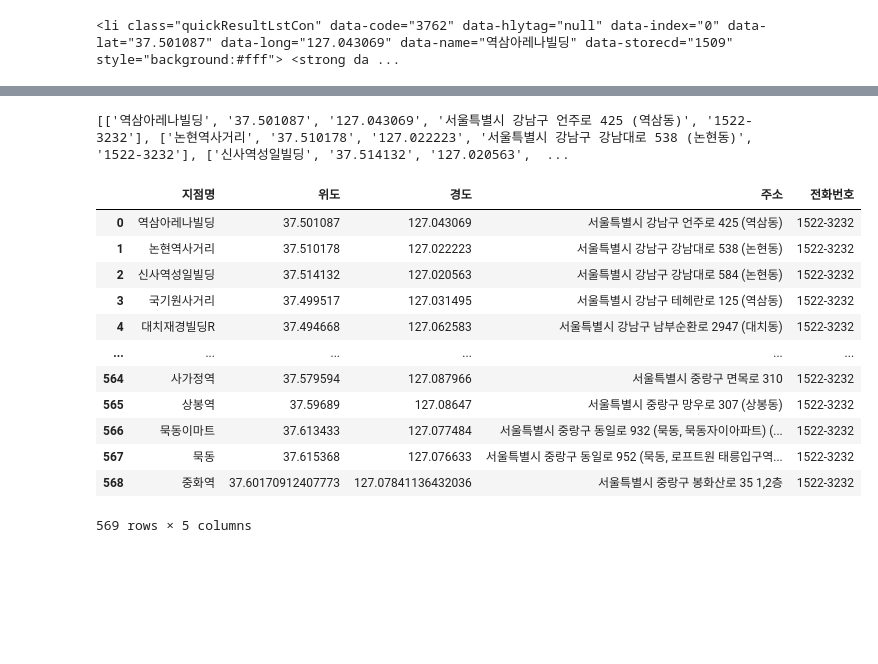
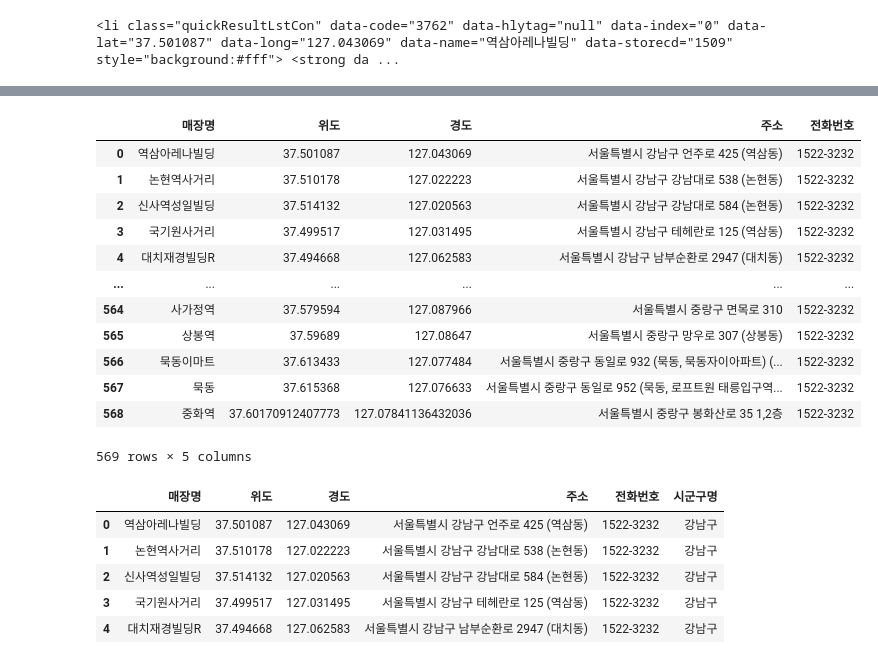
Before and after one commit to lje1343/Python_Study, a Jupyter notebook: Starbucks.ipynb, the cells around one changed output, grey strips where cells are left out. Drawn from its saved outputs; the diff is of its cells as text; code cells hidden in the pictures; blank space fills up the shorter version.

```diff
--- a/Starbucks.ipynb
+++ b/Starbucks.ipynb
@@ -50,36 +51,11 @@ print(tel)
 # %%
 starbucks = []
-rank = 1
-starbucks_list = soup.select('ul.quickSearchResultBoxSidoGugun > li.quickResultLstCon')
-
 for star in starbucks_list:
     name = star.select('strong')[0].text.strip()
-    lat = star['data-lat'].strip()
-    lng = star['data-long'].strip()
-    addr = str(star.select('p')[0]).split('<br/>')[0].split('>')[1]
-    tel = str(star.select('p')[0]).split('<br/>')[1].split('<')[0]
-    starbucks.append([name, lat,lng,addr,tel])
-    rank+=1
+    lat =  star['data-lat'].strip()             # 위도
+    lng =  star['data-long'].strip()          # 경도
 
-print(starbucks)
+    addr =  str(star.select('p')[0]).split('<br/>')[0].split('>')[1]    # 주소
+    tel = str(star.select('p')[0]).split('<br/>')[1].split('<')[0]        # 전화번호
+
+    starbucks.append([name, lat, lng, addr, tel])
-# %% [output]
-[['역삼아레나빌딩', '37.501087', '127.043069', '서울특별시 강남구 언주로 425 (역삼동)', '1522-3232'], ['논현역사거리', '37.510178', '127.022223', '서울특별시 강남구 강남대로 538 (논현동)', '1522-3232'], ['신사역성일빌딩', '37.514132', '127.020563',  ...
-# %%
-import pandas as pd
-
-df = pd.DataFrame(starbucks, columns = ['지점명','위도','경도','주소','전화번호'])
-df
-# %% [output]
-|  | 지점명 | 위도 | 경도 | 주소 | 전화번호 |
-| 0 | 역삼아레나빌딩 | 37.501087 | 127.043069 | 서울특별시 강남구 언주로 425 (역삼동) | 1522-3232 |
-| 1 | 논현역사거리 | 37.510178 | 127.022223 | 서울특별시 강남구 강남대로 538 (논현동) | 1522-3232 |
-| 2 | 신사역성일빌딩 | 37.514132 | 127.020563 | 서울특별시 강남구 강남대로 584 (논현동) | 1522-3232 |
-| 3 | 국기원사거리 | 37.499517 | 127.031495 | 서울특별시 강남구 테헤란로 125 (역삼동) | 1522-3232 |
-| 4 | 대치재경빌딩R | 37.494668 | 127.062583 | 서울특별시 강남구 남부순환로 2947 (대치동) | 1522-3232 |
-| ... | ... | ... | ... | ... | ... |
-| 564 | 사가정역 | 37.579594 | 127.087966 | 서울특별시 중랑구 면목로 310 | 1522-3232 |
-| 565 | 상봉역 | 37.59689 | 127.08647 | 서울특별시 중랑구 망우로 307 (상봉동) | 1522-3232 |
-| 566 | 묵동이마트 | 37.613433 | 127.077484 | 서울특별시 중랑구 동일로 932 (묵동, 묵동자이아파트) (... | 1522-3232 |
-| 567 | 묵동 | 37.615368 | 127.076633 | 서울특별시 중랑구 동일로 952 (묵동, 로프트원 태릉입구역... | 1522-3232 |
-| 568 | 중화역 | 37.60170912407773 | 127.07841136432036 | 서울특별시 중랑구 봉화산로 35 1,2층 | 1522-3232 |
-569 rows × 5 columns
@@ -87,0 +62,41 @@ df.to_excel('starbucks.xlsx', index=False)
+# %%
+# 데이터 프레임 생성
+columns = ['매장명','위도','경도','주소','전화번호']
+seoul_starbucks = pd.DataFrame(starbucks, columns = columns)
+
+seoul_starbucks.to_excel('seoul_starbucks.xlsx', index=False)
+# %%
+seoul_starbucks
+# %% [output]
+|  | 매장명 | 위도 | 경도 | 주소 | 전화번호 |
+| 0 | 역삼아레나빌딩 | 37.501087 | 127.043069 | 서울특별시 강남구 언주로 425 (역삼동) | 1522-3232 |
+| 1 | 논현역사거리 | 37.510178 | 127.022223 | 서울특별시 강남구 강남대로 538 (논현동) | 1522-3232 |
+| 2 | 신사역성일빌딩 | 37.514132 | 127.020563 | 서울특별시 강남구 강남대로 584 (논현동) | 1522-3232 |
+| 3 | 국기원사거리 | 37.499517 | 127.031495 | 서울특별시 강남구 테헤란로 125 (역삼동) | 1522-3232 |
+| 4 | 대치재경빌딩R | 37.494668 | 127.062583 | 서울특별시 강남구 남부순환로 2947 (대치동) | 1522-3232 |
+| ... | ... | ... | ... | ... | ... |
+| 564 | 사가정역 | 37.579594 | 127.087966 | 서울특별시 중랑구 면목로 310 | 1522-3232 |
+| 565 | 상봉역 | 37.59689 | 127.08647 | 서울특별시 중랑구 망우로 307 (상봉동) | 1522-3232 |
+| 566 | 묵동이마트 | 37.613433 | 127.077484 | 서울특별시 중랑구 동일로 932 (묵동, 묵동자이아파트) (... | 1522-3232 |
+| 567 | 묵동 | 37.615368 | 127.076633 | 서울특별시 중랑구 동일로 952 (묵동, 로프트원 태릉입구역... | 1522-3232 |
+| 568 | 중화역 | 37.60170912407773 | 127.07841136432036 | 서울특별시 중랑구 봉화산로 35 1,2층 | 1522-3232 |
+569 rows × 5 columns
+# %%
+# seoul_starbucks 데이터 프레임에 '시군구' 이름의 열을 만들어서
+# 주소에서 구만 추출하여 삽입하시오.
+sgg_names = []
+
+for addr in seoul_starbucks['주소']:
+    sgg = addr.split()[1]
+    sgg_names.append(sgg)
+
+seoul_starbucks['시군구명'] = sgg_names
+
+seoul_starbucks.head()
+# %% [output]
+|  | 매장명 | 위도 | 경도 | 주소 | 전화번호 | 시군구명 |
+| 0 | 역삼아레나빌딩 | 37.501087 | 127.043069 | 서울특별시 강남구 언주로 425 (역삼동) | 1522-3232 | 강남구 |
+| 1 | 논현역사거리 | 37.510178 | 127.022223 | 서울특별시 강남구 강남대로 538 (논현동) | 1522-3232 | 강남구 |
+| 2 | 신사역성일빌딩 | 37.514132 | 127.020563 | 서울특별시 강남구 강남대로 584 (논현동) | 1522-3232 | 강남구 |
+| 3 | 국기원사거리 | 37.499517 | 127.031495 | 서울특별시 강남구 테헤란로 125 (역삼동) | 1522-3232 | 강남구 |
+| 4 | 대치재경빌딩R | 37.494668 | 127.062583 | 서울특별시 강남구 남부순환로 2947 (대치동) | 1522-3232 | 강남구 |
```
Also changed, not shown: parts of 7 cells of this notebook.
